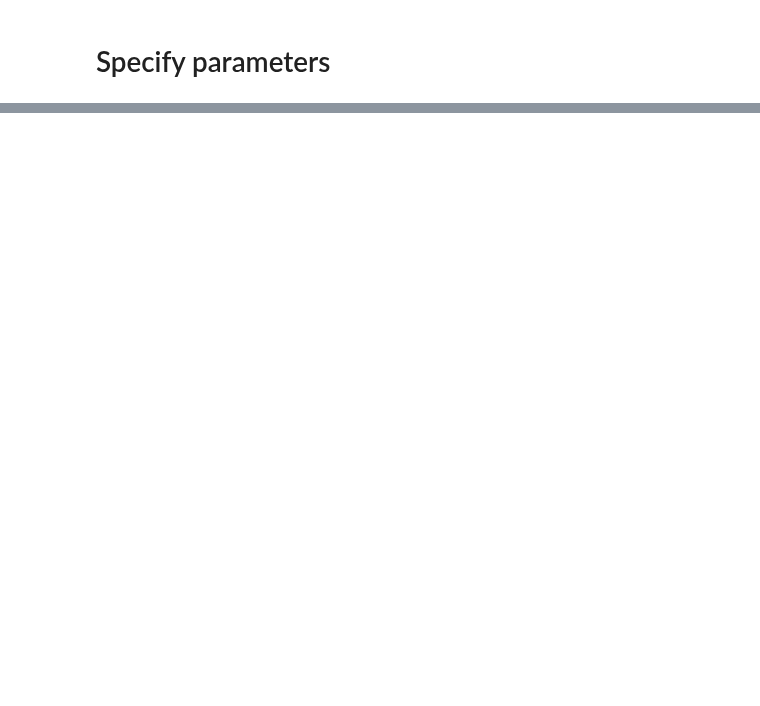
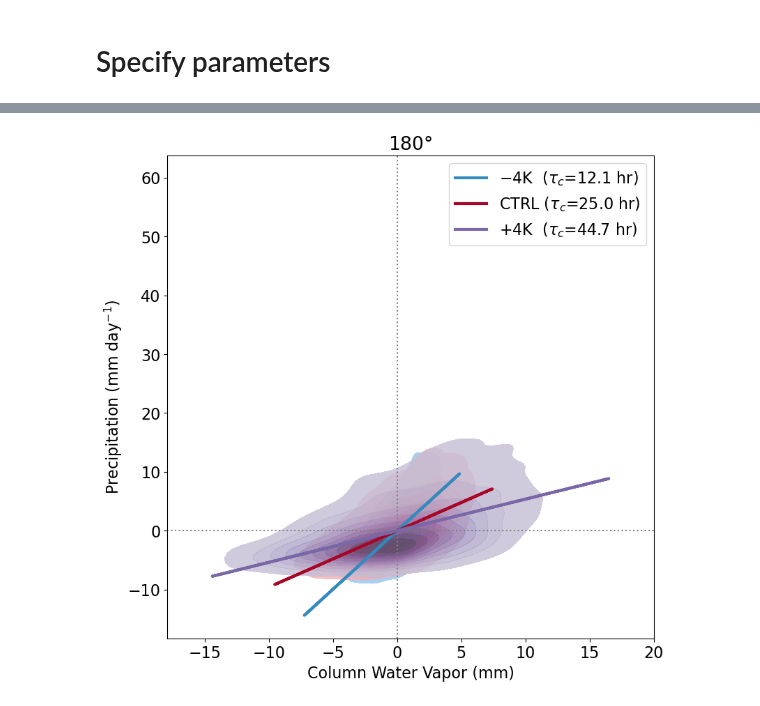
Before and after one commit to spencer-ressel/thesis-work, a Jupyter notebook: python/aquaplanet_analysis/gross_moist_stability_analysis.ipynb, the cells around one changed output, grey strips where cells are left out. Saved outputs shown, nothing was run; the diff lists cells and outputs as text; code cells hidden in the pictures; blank space fills up the shorter version.

```diff
--- a/python/aquaplanet_analysis/gross_moist_stability_analysis.ipynb
+++ b/python/aquaplanet_analysis/gross_moist_stability_analysis.ipynb
@@ -565,0 +841,15 @@ Finished
+# %%
+if not 'multi_experiment_variables_subset' in locals() or reload_variables:
+    multi_experiment_variables_subset = load_multi_experiment_processed_data(
+        ['Precipitation', 'Column Water Vapor'],
+        # ['Chikira alpha'],
+        'subset'
+    )
+else:
+    multi_experiment_variables_subset = load_multi_experiment_processed_data(
+        # variables_to_load,
+        ['Precipitation', 'Column Water Vapor'],
+        'subset',
+        multi_experiment_variables_subset,
+        False
+    )
@@ -565,0 +876,83 @@ Finished
+# %%
+savefig=True
+longitude_bounds = (179, 181)
+
+slope, intercept = {}, {}
+[fig, ax] = plt.subplots(1, 1, figsize=(9,9))
+for index, experiment in enumerate(experiments_list):
+
+    denominator = standardize_data(
+            multi_experiment_variables_subset['Column Water Vapor'],
+            dim='time',
+            unit_variance=False
+        ).sel(experiment=experiment, lat=slice(*latitude_bounds[experiment]), lon=slice(*longitude_bounds)).mean(dim=['lat', 'lon'])
+
+    numerator = standardize_data(
+            multi_experiment_variables_subset['Precipitation'],
+            dim='time',
+            unit_variance=False
+        ).sel(experiment=experiment, lat=slice(*latitude_bounds[experiment]), lon=slice(*longitude_bounds)).mean(dim=['lat', 'lon'])
+
+    slope[experiment], intercept[experiment] = np.polyfit(
+            y=numerator,
+            x=denominator,
+            deg=1
+        )
+
+    ax.set_title(
+        # f"({tick_labeller([longitude_bounds[0]], 'lon')[0]}"
+        # f"-{tick_labeller([longitude_bounds[1]], 'lon')[0]})"
+        # "ALL LON"
+        f"{tick_labeller([180], 'lon')[0]}"
+    )
+    sns.kdeplot(
+        ax=ax,
+        x=denominator,
+        y=numerator,
+        fill=True,
+        color=bmh_colors(index+1),
+        alpha=0.8
+    )
+    ax.plot(
+            denominator,
+            slope[experiment]*denominator+intercept[experiment],
+            # marker='o',
+            color=bmh_colors(index+1),
+            # color='lightgray',
+            # edgecolor='k',
+            lw=3,
+            # mfc=bmh_colors(index+1),
+            # mec='k',
+            # mew=0.2,
+            # lw=4,
+            # alpha=0.5,
+            zorder=10,
+            label=rf"{f'{experiments_array.sel(experiment=experiment)['name'].item()}':<4} ($\tau_c$={24/slope[experiment]:>1.1f} hr)",
+    )
+
+ax.axhline(y=0, color='gray', ls=':')
+ax.axvline(x=0, color='gray', ls=':')
+
+ax.set_ylabel(r'Precipitation (mm day$^{-1}$)')
+ax.set_xlabel(r'Column Water Vapor (mm)')
+# ax.set_xlim(-4, 3.5)
+# ax.set_ylim(-4, 3.5)
+ax.legend()
+
+output_filename = (
+    "PRCP-CWV_180_convective_adjustment_timescale"
+)
+print(f"Output directory: {aquaplanet_output_directory}/gross_moist_stability_analysis/")
+print(f"Output file: {output_filename}")
+if savefig:
+    print(f"{f'Saving...':<{str_width-1}}", end="")
+    plt.savefig(
+        f"{aquaplanet_output_directory}/gross_moist_stability_analysis/{output_filename}.png",
+        dpi=500,
+        bbox_inches="tight"
+    )
+    print(rf"{'✔':>1}")
+else:
+    print("Not Saving")
+    plt.show()
+# %% [output]
@@ -565,0 +962 @@ Finished
+[figure, added]
```
Also changed, not shown: parts of 17 cells of this notebook, 2 other files.
